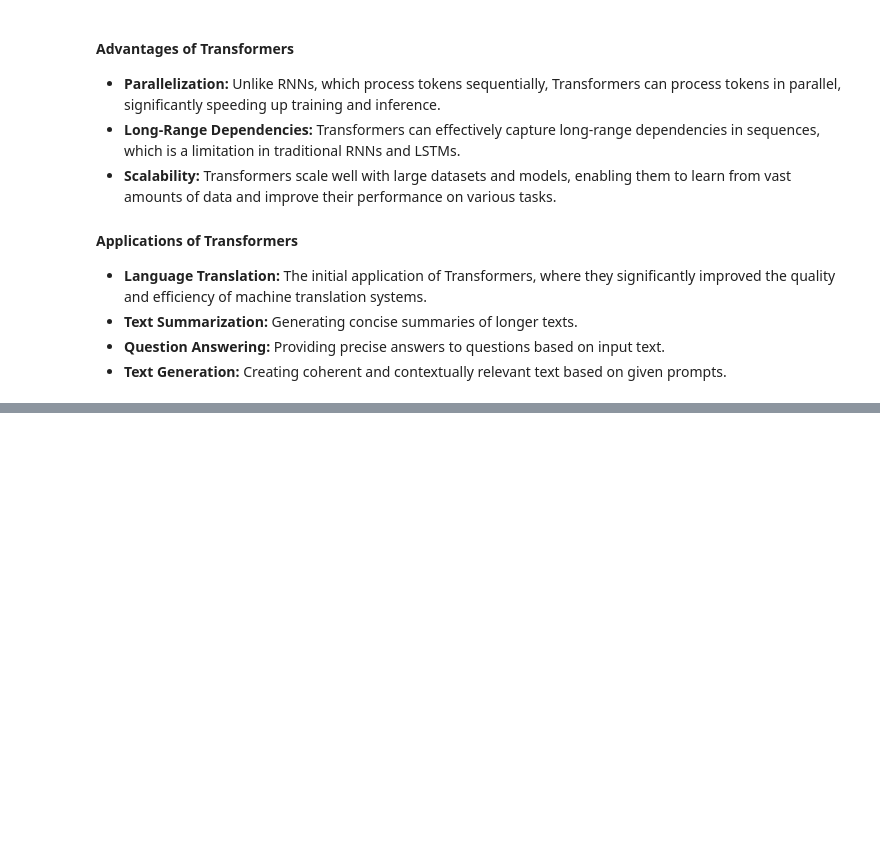
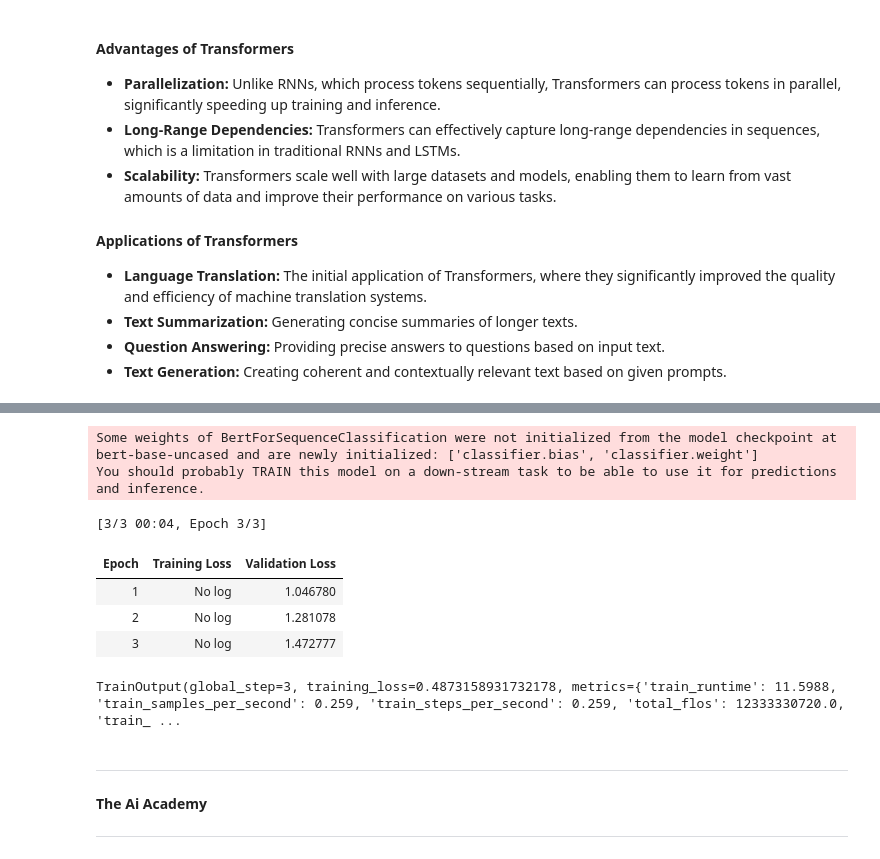
Before and after one commit to theaiacademy1/NLP-with-Transformer, a Jupyter notebook: NLPwithtransformer.ipynb, the cells around one changed output, grey strips where cells are left out. Saved outputs shown, nothing was run; the diff lists cells and outputs as text; code cells hidden in the pictures; blank space fills up the shorter version.

```diff
--- a/NLPwithtransformer.ipynb
+++ b/NLPwithtransformer.ipynb
@@ -60,0 +193,65 @@ The original Transformer model consists of an encoder and a decoder.
+# %%
+from transformers import Trainer, TrainingArguments, BertForSequenceClassification
+import torch
+from torch.optim import AdamW
+from torch.utils.data import Dataset
+
+# Custom dataset to ensure __len__ is implemented
+class MyDataset(Dataset):
+    def __init__(self, data):
+        self.data = data
+
+    def __len__(self):
+        return len(self.data)
+
+    def __getitem__(self, idx):
+        return self.data[idx]
+
+# Assume these datasets are lists of dictionaries
+train_data = [
+    {"input_ids": torch.tensor([101, 7592, 1010, 2129, 2024, 2017, 1029, 102]), "attention_mask": torch.tensor([1, 1, 1, 1, 1, 1, 1, 1]), "labels": torch.tensor(1)}
+] # Your training data here
+eval_data = [
+    {"input_ids": torch.tensor([101, 7592, 1010, 2129, 2024, 2017, 1029, 102]), "attention_mask": torch.tensor([1, 1, 1, 1, 1, 1, 1, 1]), "labels": torch.tensor(0)}
+]   # Your evaluation data here
+
+# Wrap datasets
+train_dataset = MyDataset(train_data)
+eval_dataset = MyDataset(eval_data)
+
+# Define training arguments
+training_args = TrainingArguments(
+    output_dir='./results',
+    num_train_epochs=3,
+    per_device_train_batch_size=16,
+    eval_strategy="epoch",
+    report_to="none"  # Disable the reporting warning
+)
+
+# Load a pre-trained model
+model = BertForSequenceClassification.from_pretrained('bert-base-uncased')
+
+# Create a Trainer instance with custom optimizer
+trainer = Trainer(
+    model=model,
+    args=training_args,
+    train_dataset=train_dataset,
+    eval_dataset=eval_dataset,
+    optimizers=(AdamW(model.parameters(), lr=5e-5), None)  # Using PyTorch's AdamW optimizer
+)
+
+# Train the model
+trainer.train()
+# %% [output]
+Some weights of BertForSequenceClassification were not initialized from the model checkpoint at bert-base-uncased and are newly initialized: ['classifier.bias', 'classifier.weight']
+You should probably TRAIN this model on a down-stream task to be able to use it for predictions and inference.
+[3/3 00:04, Epoch 3/3]
+| Epoch | Training Loss | Validation Loss |
+| 1 | No log | 1.046780 |
+| 2 | No log | 1.281078 |
+| 3 | No log | 1.472777 |
+TrainOutput(global_step=3, training_loss=0.4873158931732178, metrics={'train_runtime': 11.5988, 'train_samples_per_second': 0.259, 'train_steps_per_second': 0.259, 'total_flos': 12333330720.0, 'train_ ...
+# %% [markdown]
+****
+**The Ai Academy**
+****
```
Also changed, not shown: parts of 64 cells of this notebook.
